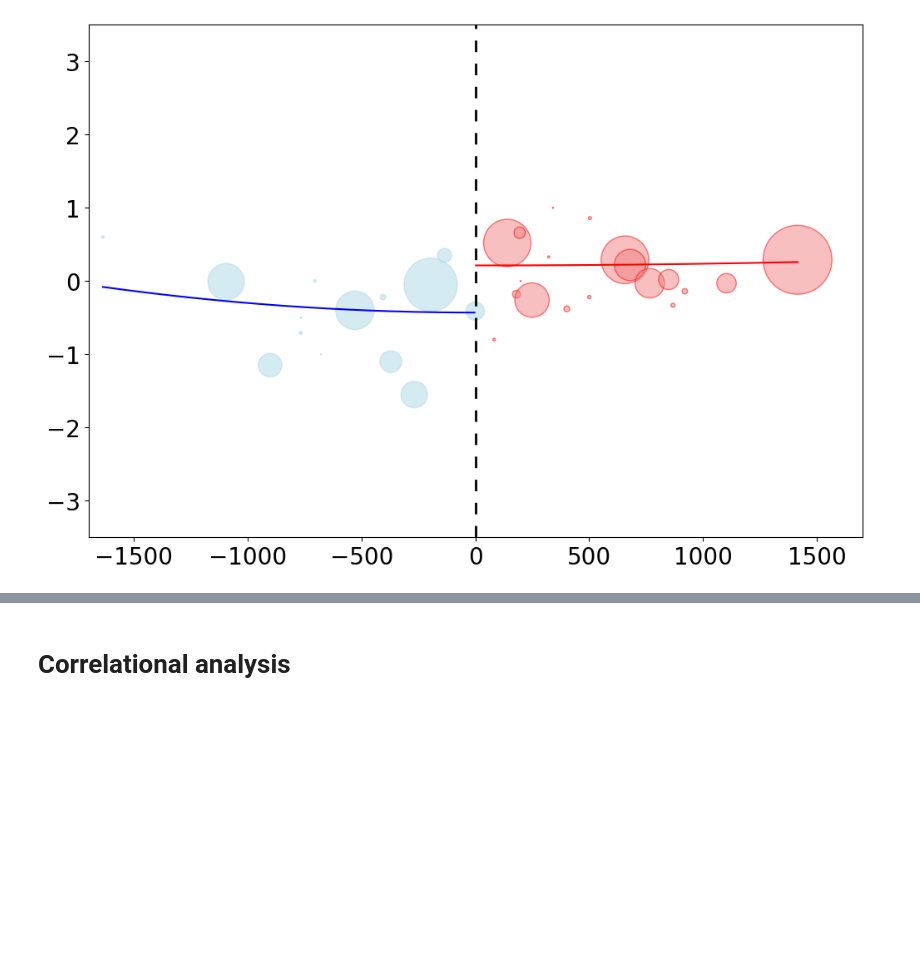
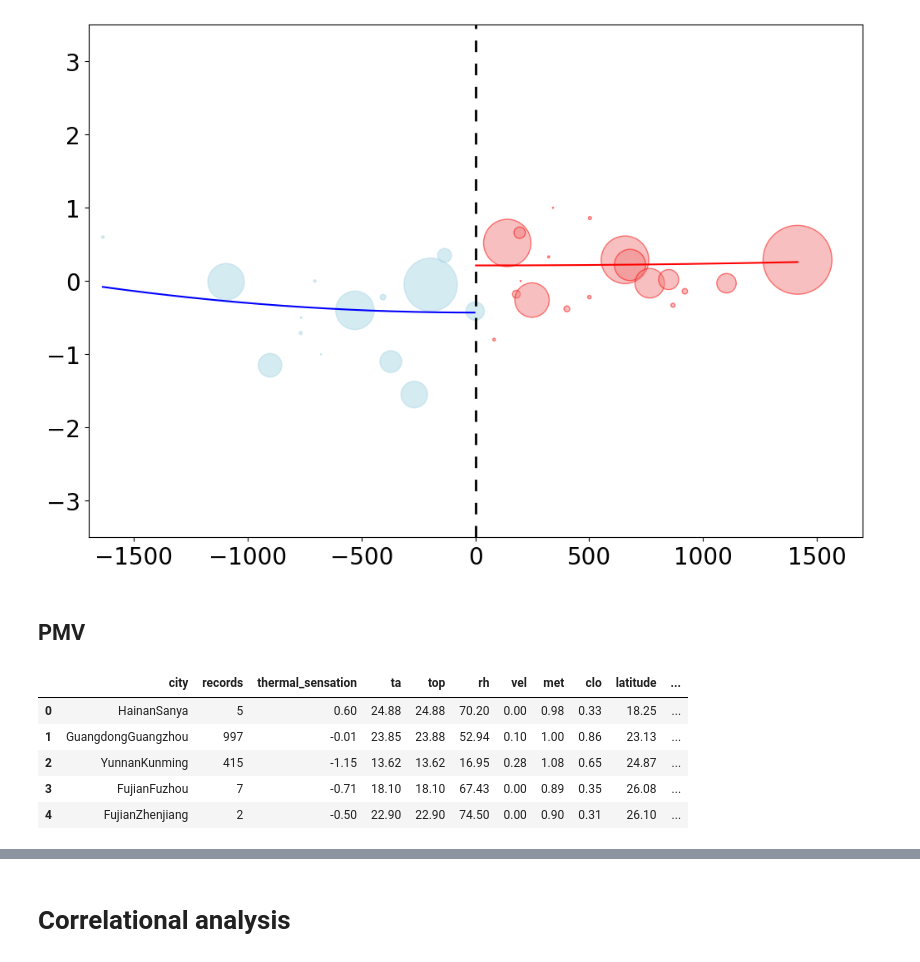
Before and after one commit to ruijis/paper-causal-doing, a Jupyter notebook: Data_regression_discontinuity.ipynb, the cells around one changed output, grey strips where cells are left out. Saved outputs shown, nothing was run; the diff lists cells and outputs as text; code cells hidden in the pictures; blank space fills up the shorter version.

```diff
--- a/Data_regression_discontinuity.ipynb
+++ b/Data_regression_discontinuity.ipynb
@@ -238,3 +238,14 @@ plt.savefig('fig4b.svg', format='svg')
 plt.show()
 # %% [output]
 [figure]
+# %% [markdown]
+## PMV
+# %%
+df_rd.head()
+# %% [output]
+|  | city | records | thermal_sensation | ta | top | rh | vel | met | clo | latitude | ... |
+| 0 | HainanSanya | 5 | 0.60 | 24.88 | 24.88 | 70.20 | 0.00 | 0.98 | 0.33 | 18.25 | ... |
+| 1 | GuangdongGuangzhou | 997 | -0.01 | 23.85 | 23.88 | 52.94 | 0.10 | 1.00 | 0.86 | 23.13 | ... |
+| 2 | YunnanKunming | 415 | -1.15 | 13.62 | 13.62 | 16.95 | 0.28 | 1.08 | 0.65 | 24.87 | ... |
+| 3 | FujianFuzhou | 7 | -0.71 | 18.10 | 18.10 | 67.43 | 0.00 | 0.89 | 0.35 | 26.08 | ... |
+| 4 | FujianZhenjiang | 2 | -0.50 | 22.90 | 22.90 | 74.50 | 0.00 | 0.90 | 0.31 | 26.10 | ... |
```
Also changed, not shown: parts of 9 cells of this notebook, 1 other file.
